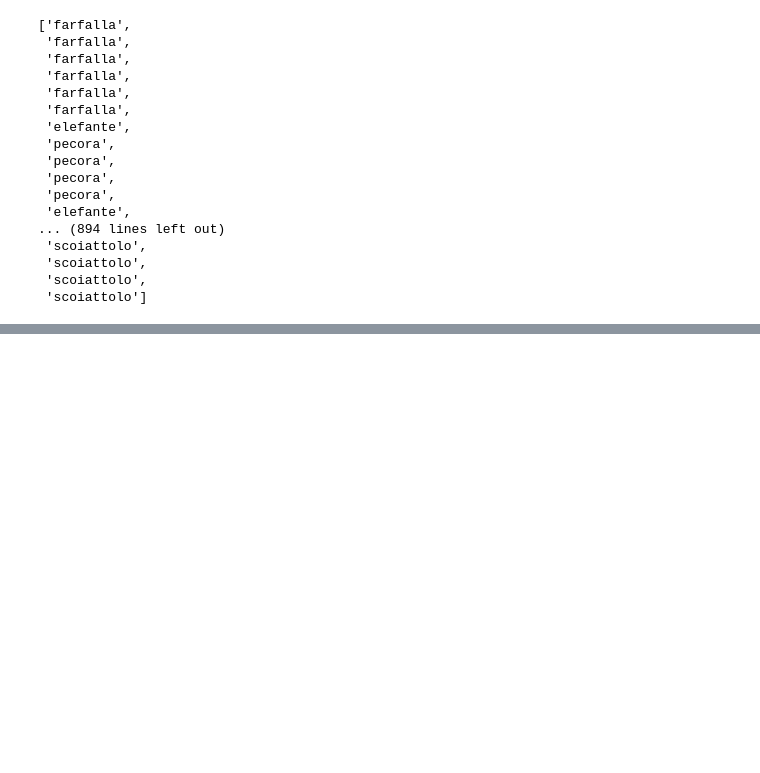
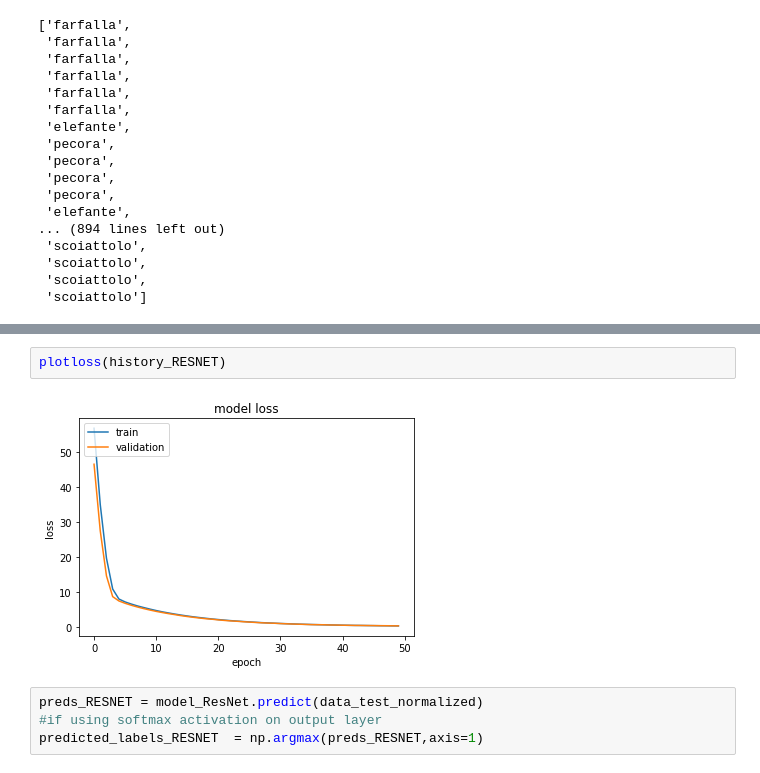
Before and after one commit to jkcg-learning/Recognize_Animals, a Jupyter notebook: Recognize_Animals.ipynb, the cells around one changed output, grey strips where cells are left out. Saved outputs shown, nothing was run; the diff lists cells and outputs as text; blank space fills up the shorter version.

```diff
--- a/Recognize_Animals.ipynb
+++ b/Recognize_Animals.ipynb
@@ -572,0 +909,8 @@ final_predictions_VGG
+# %%
+plotloss(history_RESNET)
+# %% [output]
+[figure, added]
+# %%
+preds_RESNET = model_ResNet.predict(data_test_normalized)
+#if using softmax activation on output layer
+predicted_labels_RESNET  = np.argmax(preds_RESNET,axis=1)
```
Also changed, not shown: parts of 21 cells of this notebook.
